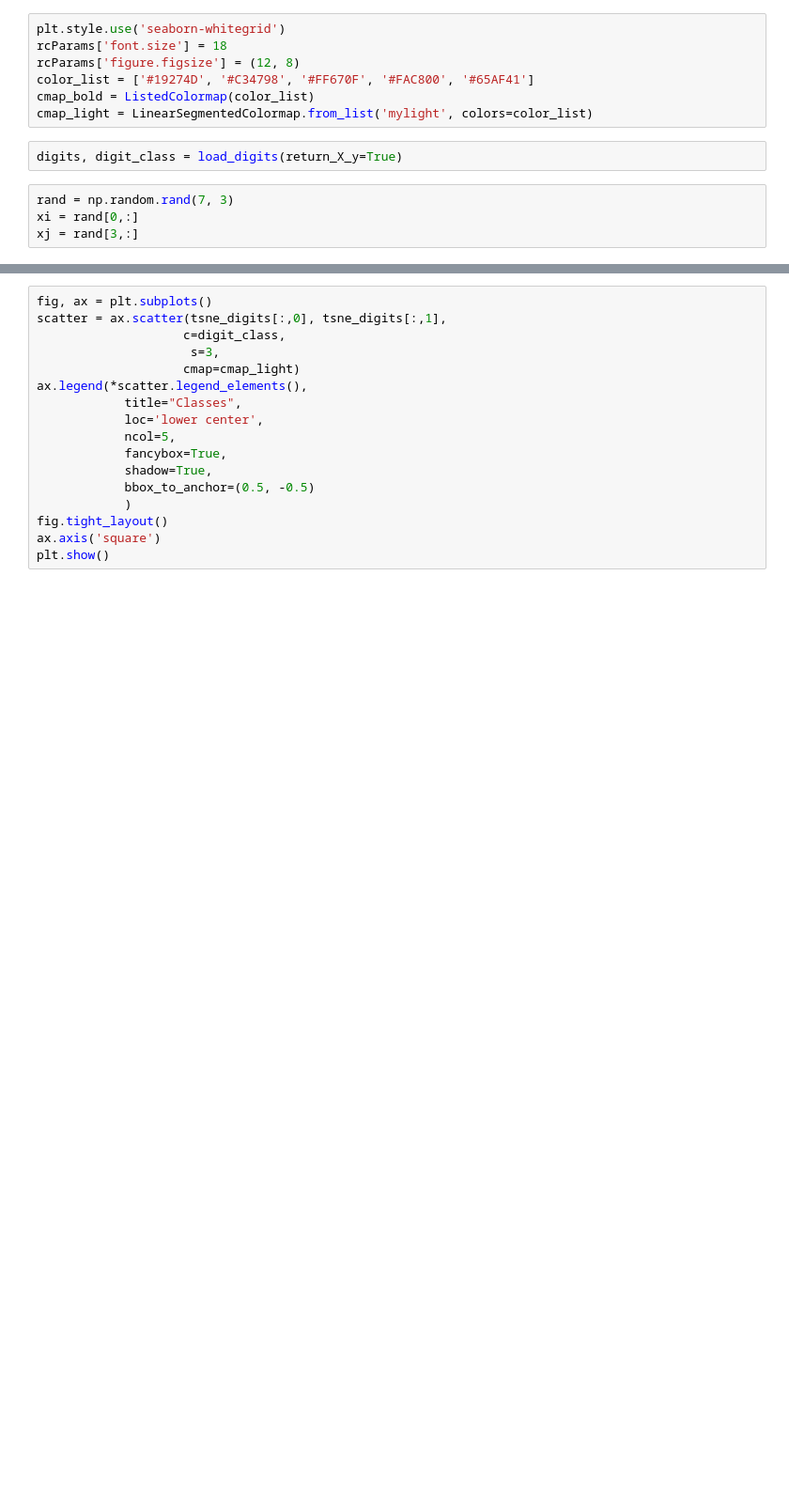
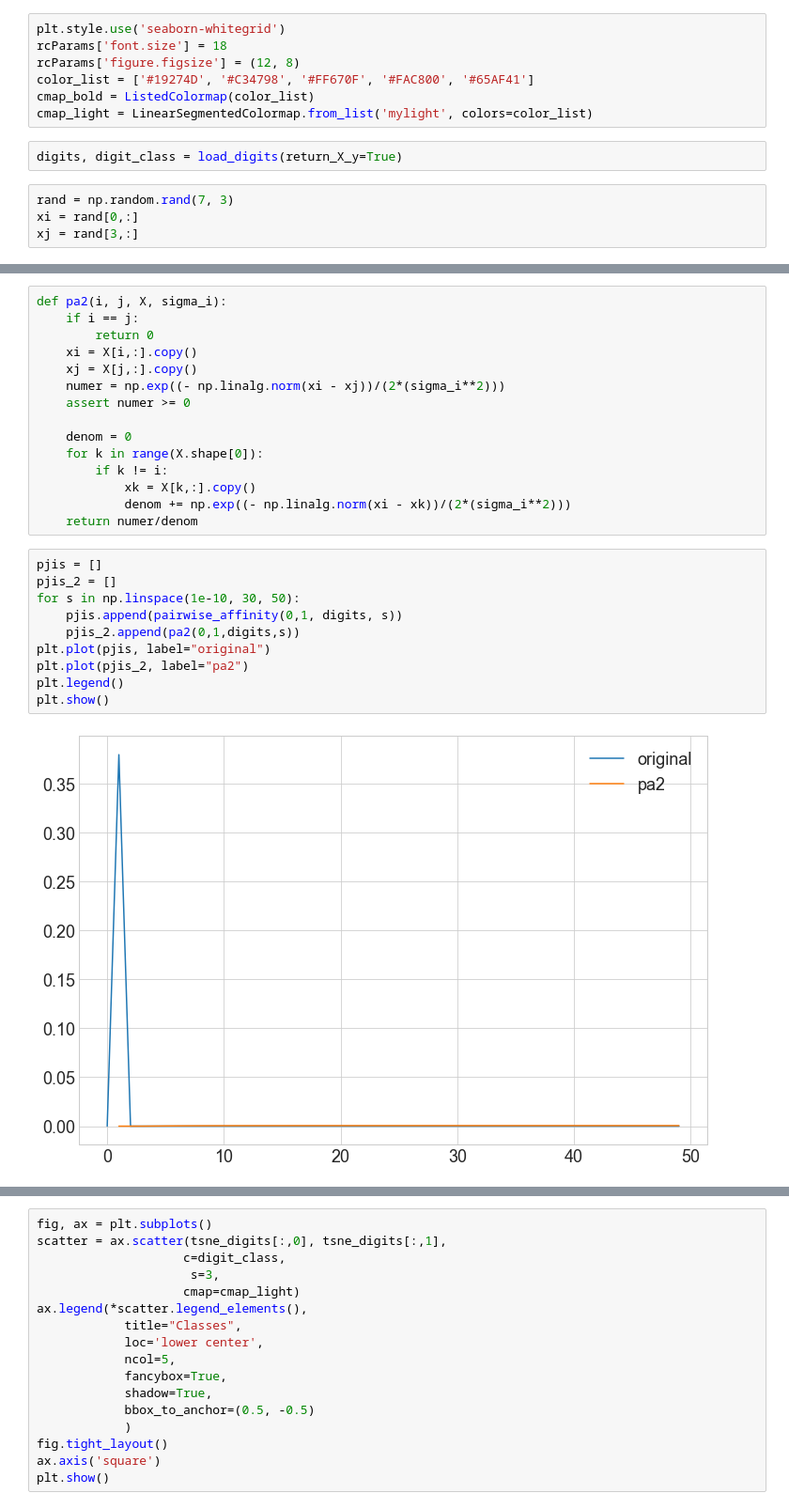
Before and after one commit to epswartz/t-SNE, a Jupyter notebook: prototype.ipynb, the cells around one changed output, grey strips where cells are left out. Shown: that part at 94% size. Cells and saved outputs as stored; diff of their text form; blank space fills up the shorter version.

```diff
--- a/prototype.ipynb
+++ b/prototype.ipynb
@@ -22,0 +148,27 @@ xj = rand[3,:]
+# %%
+def pa2(i, j, X, sigma_i):
+    if i == j:
+        return 0
+    xi = X[i,:].copy()
+    xj = X[j,:].copy()
+    numer = np.exp((- np.linalg.norm(xi - xj))/(2*(sigma_i**2)))
+    assert numer >= 0
+
+    denom = 0
+    for k in range(X.shape[0]):
+        if k != i:
+            xk = X[k,:].copy()
+            denom += np.exp((- np.linalg.norm(xi - xk))/(2*(sigma_i**2)))
+    return numer/denom
+# %%
+pjis = []
+pjis_2 = []
+for s in np.linspace(1e-10, 30, 50):
+    pjis.append(pairwise_affinity(0,1, digits, s))
+    pjis_2.append(pa2(0,1,digits,s))
+plt.plot(pjis, label="original")
+plt.plot(pjis_2, label="pa2")
+plt.legend()
+plt.show()
+# %% [output]
+[figure, added]
```
Also changed, not shown: parts of 15 cells of this notebook.
